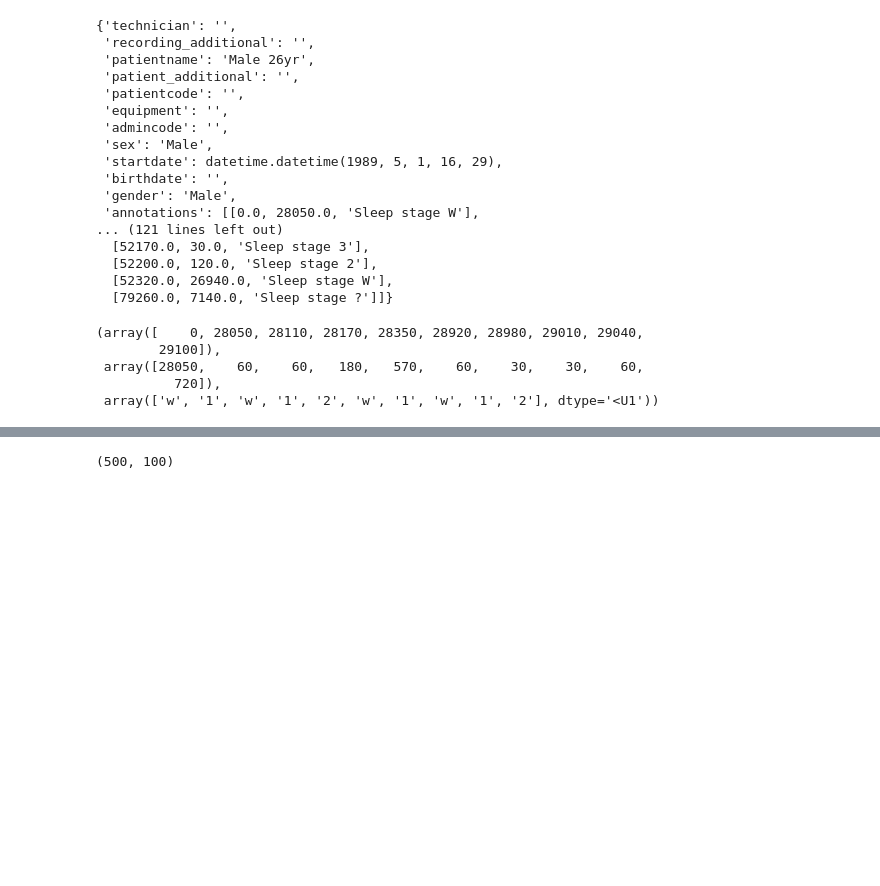
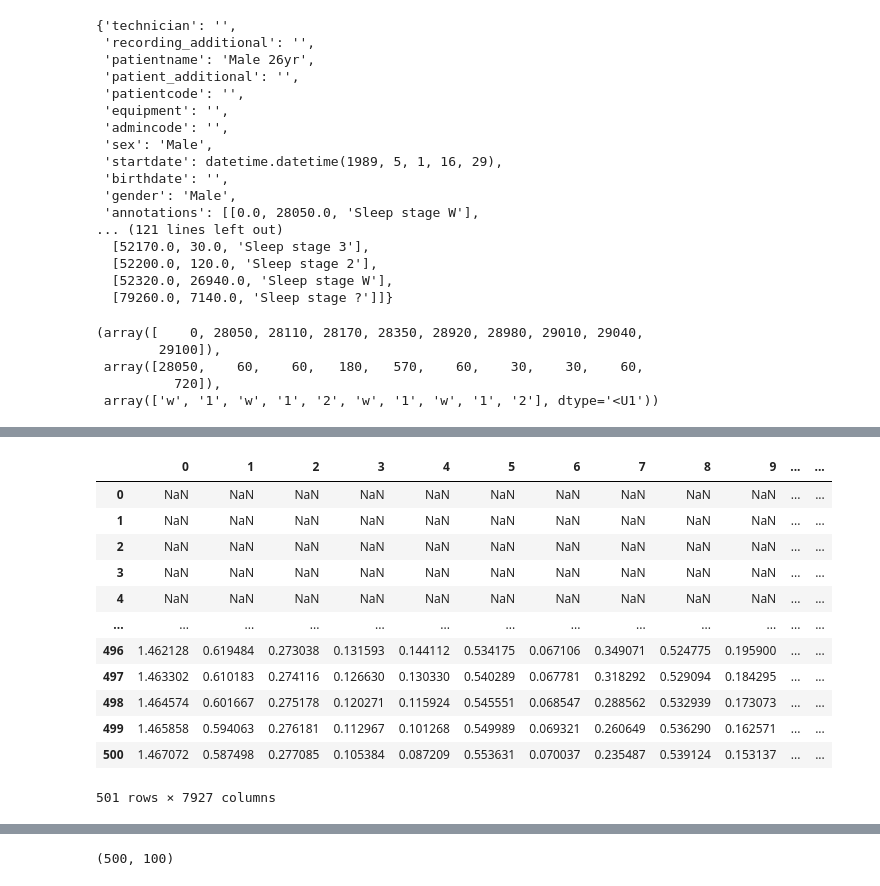
Before and after one commit to btrendler/v3_project_winter, a Jupyter notebook: nathan-modeling.ipynb, the cells around one changed output, grey strips where cells are left out. Saved outputs shown, nothing was run; the diff lists cells and outputs as text; code cells hidden in the pictures; blank space fills up the shorter version.

```diff
--- a/nathan-modeling.ipynb
+++ b/nathan-modeling.ipynb
@@ -160,0 +163,17 @@ shape: (51, 101)
+# %%
+ma = pd.DataFrame(abs(sft)).rolling(axis=0, window=10).mean()
+ma
+# %% [output]
+|  | 0 | 1 | 2 | 3 | 4 | 5 | 6 | 7 | 8 | 9 | ... | ... |
+| 0 | NaN | NaN | NaN | NaN | NaN | NaN | NaN | NaN | NaN | NaN | ... | ... |
+| 1 | NaN | NaN | NaN | NaN | NaN | NaN | NaN | NaN | NaN | NaN | ... | ... |
+| 2 | NaN | NaN | NaN | NaN | NaN | NaN | NaN | NaN | NaN | NaN | ... | ... |
+| 3 | NaN | NaN | NaN | NaN | NaN | NaN | NaN | NaN | NaN | NaN | ... | ... |
+| 4 | NaN | NaN | NaN | NaN | NaN | NaN | NaN | NaN | NaN | NaN | ... | ... |
+| ... | ... | ... | ... | ... | ... | ... | ... | ... | ... | ... | ... | ... |
+| 496 | 1.462128 | 0.619484 | 0.273038 | 0.131593 | 0.144112 | 0.534175 | 0.067106 | 0.349071 | 0.524775 | 0.195900 | ... | ... |
+| 497 | 1.463302 | 0.610183 | 0.274116 | 0.126630 | 0.130330 | 0.540289 | 0.067781 | 0.318292 | 0.529094 | 0.184295 | ... | ... |
+| 498 | 1.464574 | 0.601667 | 0.275178 | 0.120271 | 0.115924 | 0.545551 | 0.068547 | 0.288562 | 0.532939 | 0.173073 | ... | ... |
+| 499 | 1.465858 | 0.594063 | 0.276181 | 0.112967 | 0.101268 | 0.549989 | 0.069321 | 0.260649 | 0.536290 | 0.162571 | ... | ... |
+| 500 | 1.467072 | 0.587498 | 0.277085 | 0.105384 | 0.087209 | 0.553631 | 0.070037 | 0.235487 | 0.539124 | 0.153137 | ... | ... |
+501 rows × 7927 columns
```
Also changed, not shown: parts of 23 cells of this notebook.
